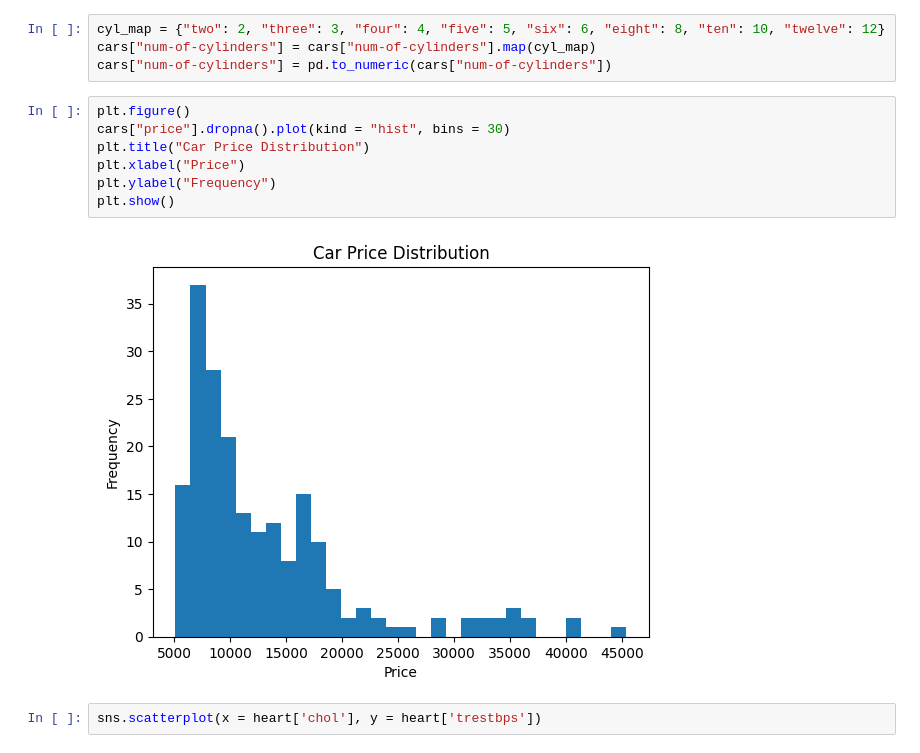
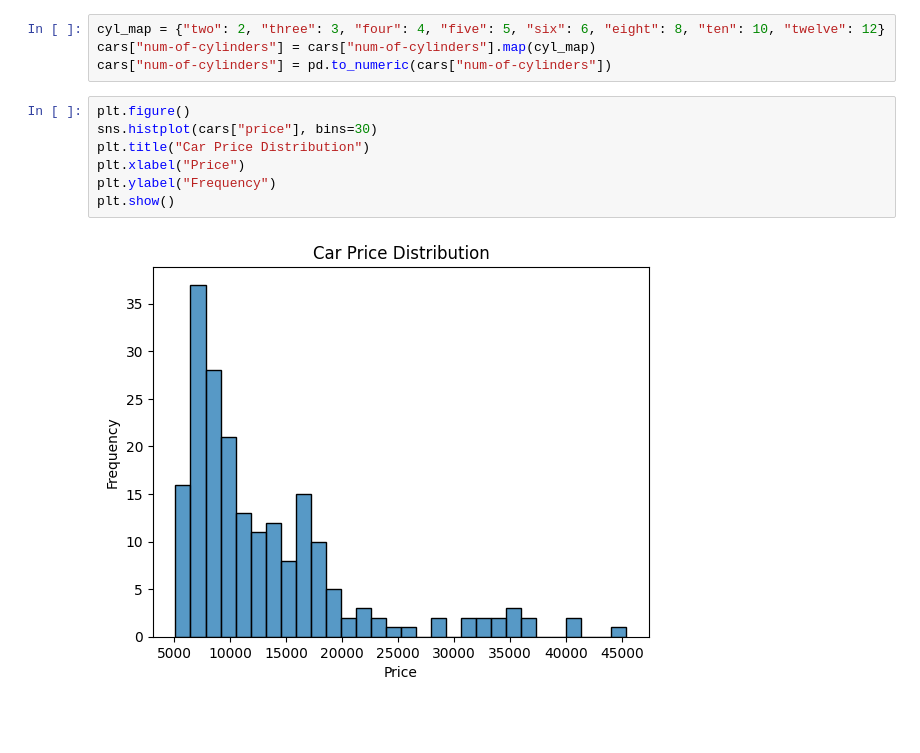
Before and after one commit to A-Tan82/comp_data_science, a Jupyter notebook: ds_classes/Assignment/cars.ipynb, the cells around one changed output. Cells and saved outputs as stored; diff of their text form; blank space fills up the shorter version.

```diff
--- a/ds_classes/Assignment/cars.ipynb
+++ b/ds_classes/Assignment/cars.ipynb
@@ -126,15 +68,13 @@ cars["num-of-doors"] = cars["num-of-doors"].fillna(cars["num-of-doors"].mode(dro
 cyl_map = {"two": 2, "three": 3, "four": 4, "five": 5, "six": 6, "eight": 8, "ten": 10, "twelve": 12}
 cars["num-of-cylinders"] = cars["num-of-cylinders"].map(cyl_map)
 cars["num-of-cylinders"] = pd.to_numeric(cars["num-of-cylinders"])
-# %%
-plt.figure()
-cars["price"].dropna().plot(kind = "hist", bins = 30)
-plt.title("Car Price Distribution")
-plt.xlabel("Price")
-plt.ylabel("Frequency")
-plt.show()
-# %% [output]
-[figure, removed]
-# %%
-sns.scatterplot(x = heart['chol'], y = heart['trestbps'])
+# %%
+plt.figure()
+sns.histplot(cars["price"], bins=30)
+plt.title("Car Price Distribution")
+plt.xlabel("Price")
+plt.ylabel("Frequency")
+plt.show()
+# %% [output]
+[figure, added]
 # %%
```
Also changed, not shown: parts of 12 cells of this notebook.
